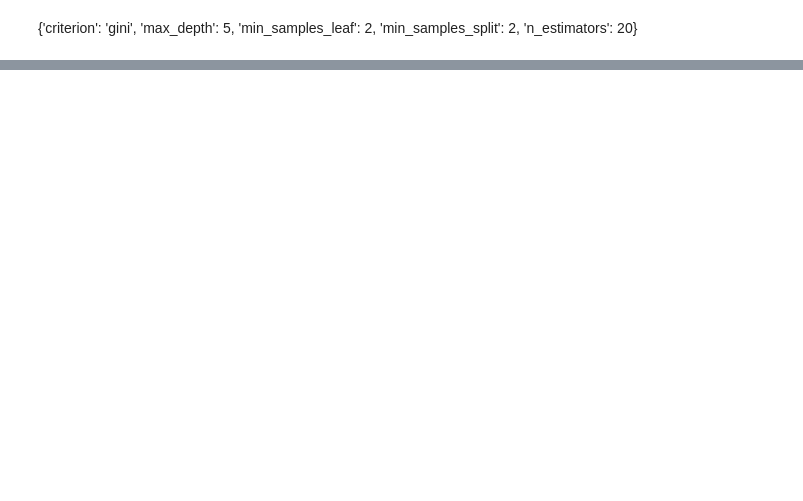
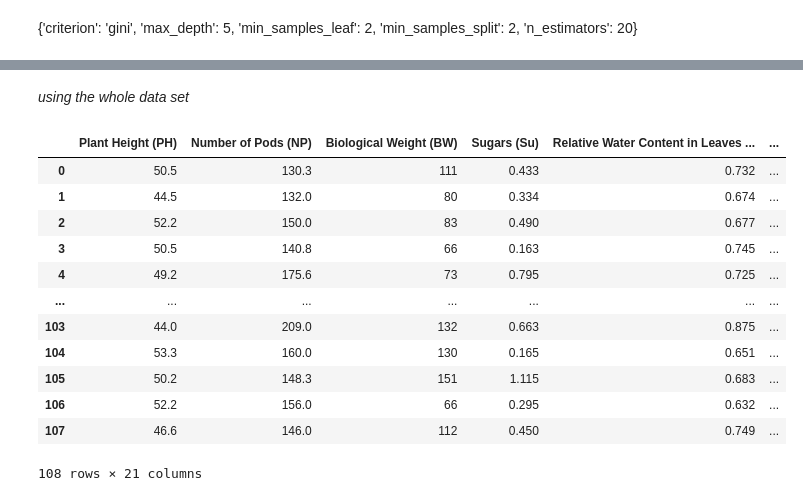
Before and after one commit to SP-2112/Advanced_Soybean_Agricultural_Dataset_Analysis_CS209_TermProject, a Jupyter notebook: Code_Notebooks/07_Classification.ipynb, the cells around one changed output, grey strips where cells are left out. Drawn from its saved outputs; the diff is of its cells as text; code cells hidden in the pictures; blank space fills up the shorter version.

```diff
--- a/Code_Notebooks/07_Classification.ipynb
+++ b/Code_Notebooks/07_Classification.ipynb
@@ -226,0 +493,26 @@ Test Set
+# %% [markdown]
+*using the whole data set*
+# %%
+data_y=data['Prod_Label_KMedoids_k=2_sel']
+data_Y=pd.DataFrame(data_y)
+
+data_sub = data_original.iloc[:, 2:]
+bool_cols = data_sub.select_dtypes(include='bool').columns
+data_original[bool_cols] = data_original[bool_cols].astype(int)
+
+data_X=pd.DataFrame(data_original.iloc[:,2:])
+data_X
+# %% [output]
+|  | Plant Height (PH) | Number of Pods (NP) | Biological Weight (BW) | Sugars (Su) | Relative Water Content in Leaves ... | ... |
+| 0 | 50.5 | 130.3 | 111 | 0.433 | 0.732 | ... |
+| 1 | 44.5 | 132.0 | 80 | 0.334 | 0.674 | ... |
+| 2 | 52.2 | 150.0 | 83 | 0.490 | 0.677 | ... |
+| 3 | 50.5 | 140.8 | 66 | 0.163 | 0.745 | ... |
+| 4 | 49.2 | 175.6 | 73 | 0.795 | 0.725 | ... |
+| ... | ... | ... | ... | ... | ... | ... |
+| 103 | 44.0 | 209.0 | 132 | 0.663 | 0.875 | ... |
+| 104 | 53.3 | 160.0 | 130 | 0.165 | 0.651 | ... |
+| 105 | 50.2 | 148.3 | 151 | 1.115 | 0.683 | ... |
+| 106 | 52.2 | 156.0 | 66 | 0.295 | 0.632 | ... |
+| 107 | 46.6 | 146.0 | 112 | 0.450 | 0.749 | ... |
+108 rows × 21 columns
```
Also changed, not shown: parts of 31 cells of this notebook.
